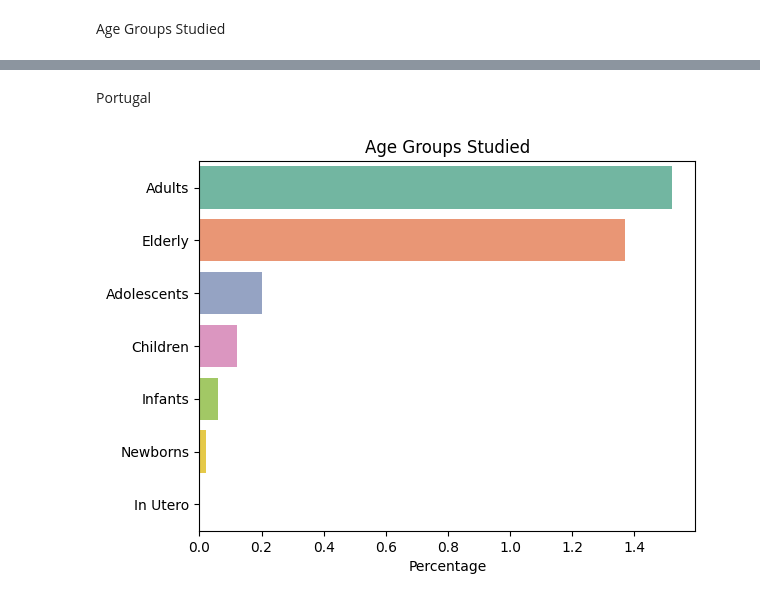
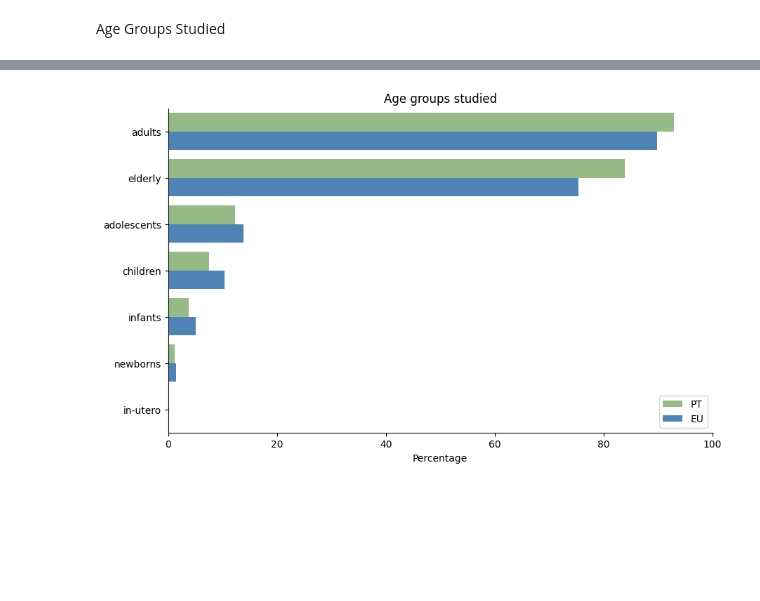
Before and after one commit to DiogoPF/Programming-Project, a Jupyter notebook: Data Cleaning NBs/Data_viz.ipynb, the cells around one changed output, grey strips where cells are left out. Drawn from its saved outputs; the diff is of its cells as text; code cells hidden in the pictures; blank space fills up the shorter version.

```diff
--- a/Data Cleaning NBs/Data_viz.ipynb
+++ b/Data Cleaning NBs/Data_viz.ipynb
@@ -355,23 +283,17 @@ plt.show()
-# %% [markdown]
-Portugal
-# %%
-trials_pt.age.value_counts()[:5]
-
-cols = trials_pt.loc[:, trials_pt.columns.str.contains('_age')]
-category_percentage = {}
-
-for col in cols.columns:
-    category = col.split('_')[0]
-    percentage = round((cols[col] == 'Yes').sum() * 100 / len(trials),2)
-    category_percentage[category] = percentage
-
-df = pd.DataFrame(category_percentage.items(), columns=['Age', 'Percentage'])
-df = df.sort_values('Percentage', ascending=False)
-
-sns.barplot(data=df, x='Percentage', y='Age',palette='Set2')
-plt.gca().set_yticklabels(['Adults', 'Elderly', 'Adolescents', 'Children', 'Infants', 'Newborns', 'In Utero'])
-plt.title('Age Groups Studied')
-plt.ylabel('')
-plt.show()
-# %% [output]
-[figure, removed]
+# %%
+# Function call to get formated data
+age = get_comparison_df('age').sort_values('Percentage', ascending = False)
+
+#Plotting
+plt.figure(figsize=(10, 6))
+sns.barplot(data= age, x= 'Percentage', y='Age', hue ='Country', palette = color_schema)
+title = plt.title('Age groups studied')
+plt.xlabel('Percentage')
+plt.ylabel('')
+plt.xlim(0, 100)
+plt.legend(loc='lower right')
+sns.despine()
+plt.savefig(f'../Graphics/{title.get_text()}.png', transparent=True, dpi=800,bbox_inches='tight')
+plt.show()
+# %% [output]
+[figure, added]
```
Also changed, not shown: parts of 44 cells of this notebook, 5 other files.
